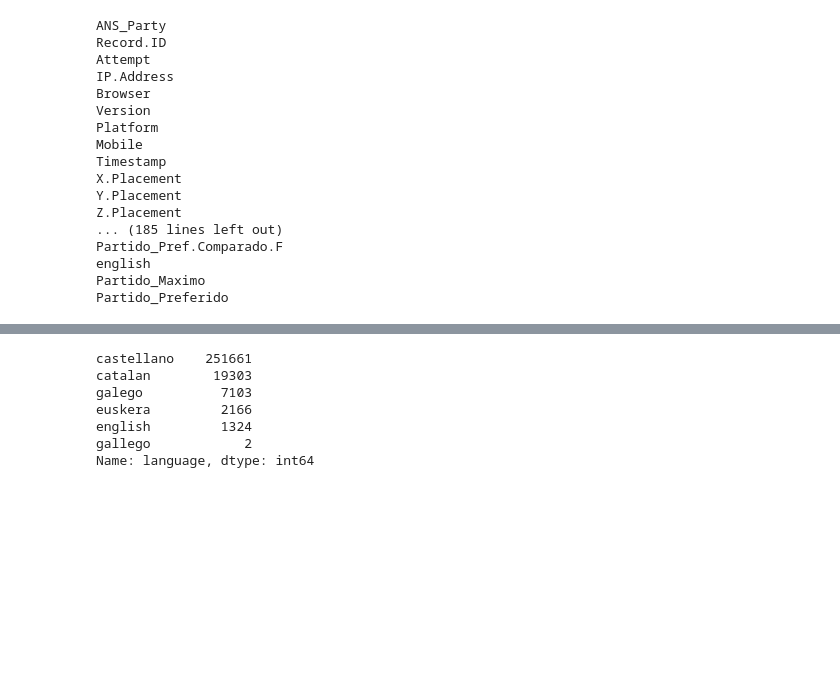
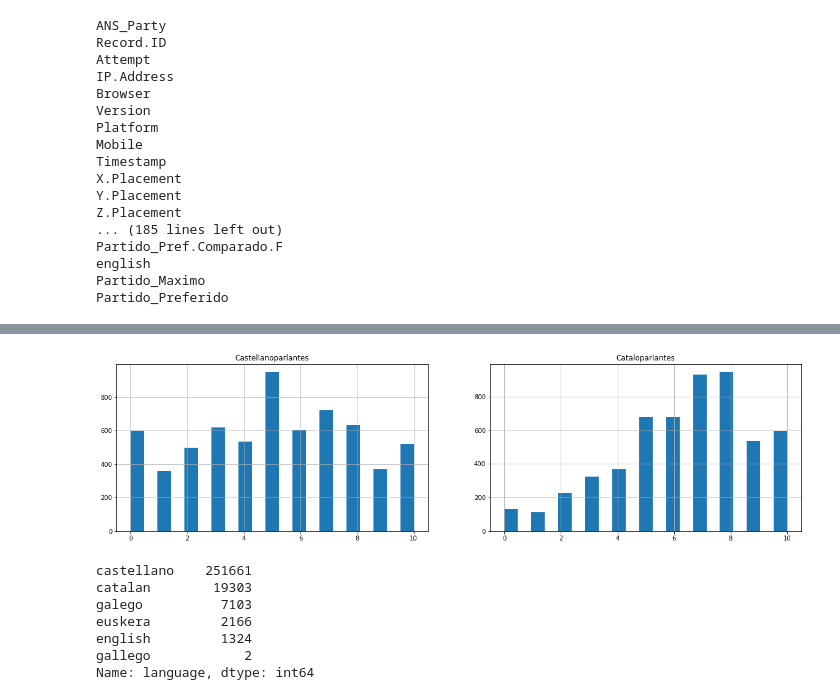
Before and after one commit to Juillermo/VAA-data, a Jupyter notebook: Root/VAA previsualization.ipynb, the cells around one changed output, grey strips where cells are left out. Cells and saved outputs as stored; diff of their text form; code cells hidden in the pictures; blank space fills up the shorter version.

```diff
--- a/Root/VAA previsualization.ipynb
+++ b/Root/VAA previsualization.ipynb
@@ -90,3 +86,7 @@ df.loc[df['language']=='galego', 'SL3_BNG_Bildu'].hist(bins=22)
+# %%
+castellanoVsCatala('SL3_ERC', areCat)
+# %% [output]
+[figure, added]
 # %%
 df['Timestamp']
 # %% [output]
```
Also changed, not shown: parts of 32 cells of this notebook, 3 other files.
